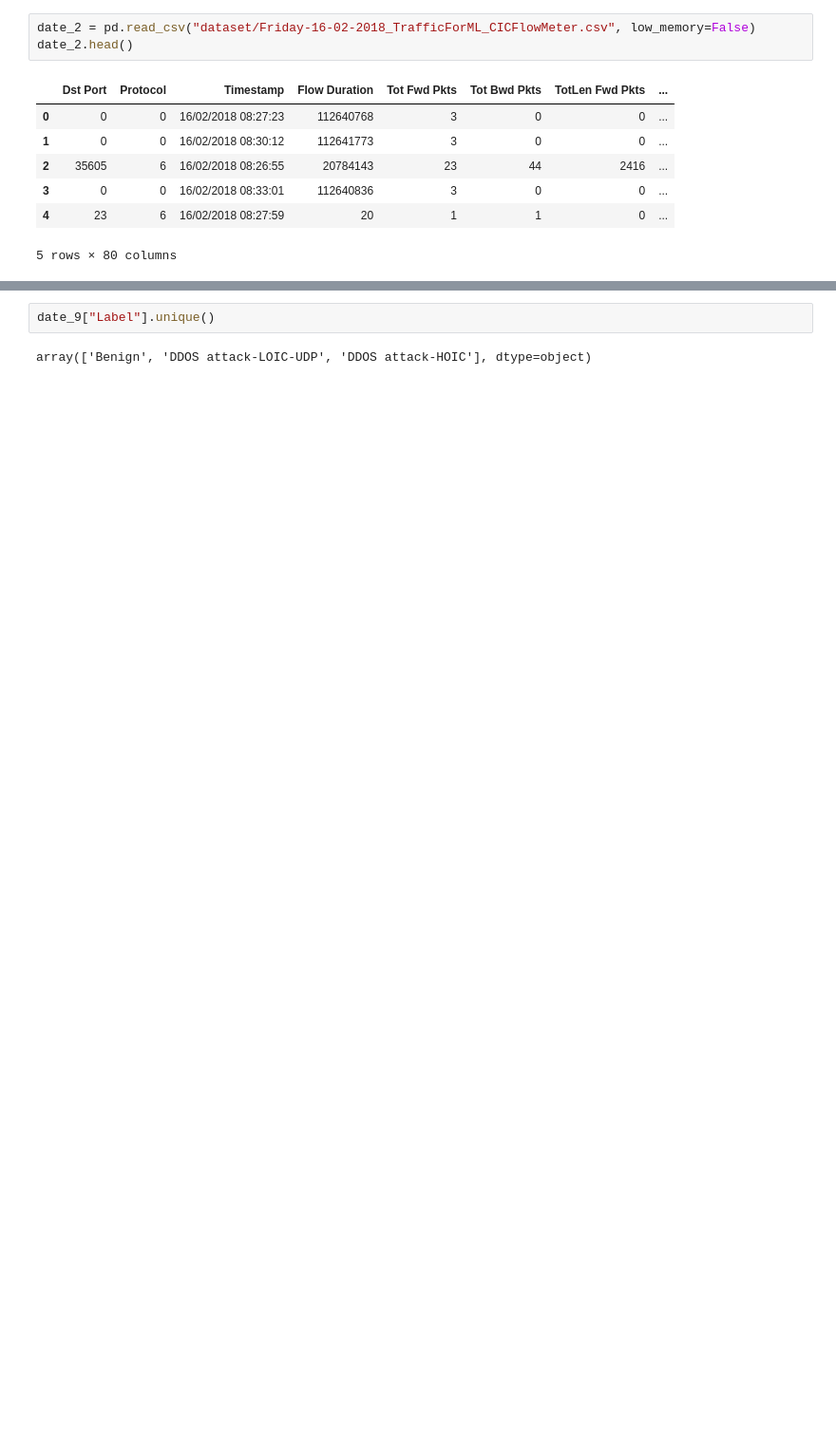
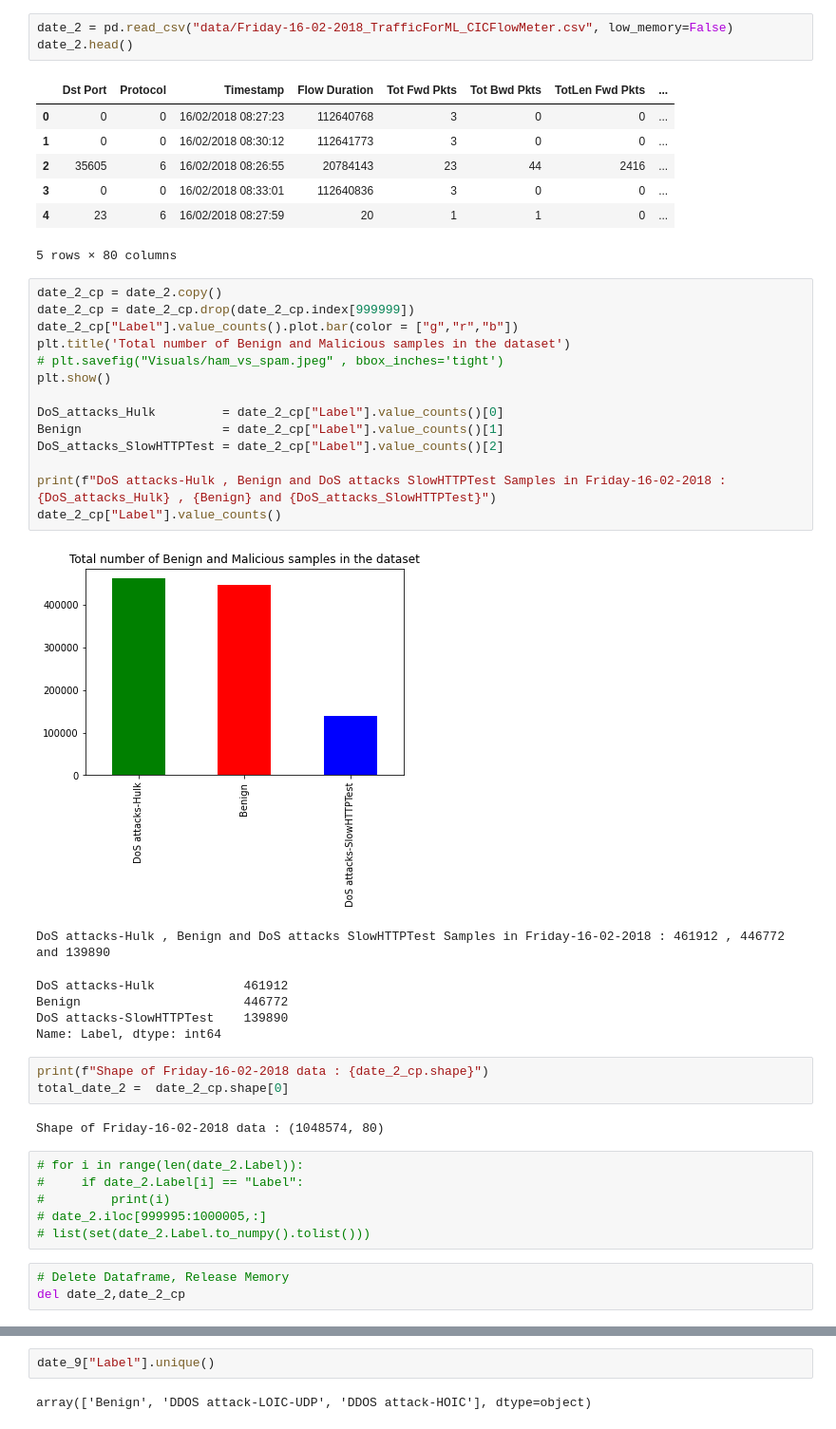
Before and after one commit to shahanHasan/Intrusion-Detection-System-Adversarial-Attacks-, a Jupyter notebook: IDS.ipynb, the cells around one changed output, grey strips where cells are left out. Shown: that part at 95% size. Drawn from its saved outputs; the diff is of its cells as text; blank space fills up the shorter version.

```diff
--- a/IDS.ipynb
+++ b/IDS.ipynb
@@ -15,5 +36,5 @@ date_1.head()
 # %%
-date_2 = pd.read_csv("dataset/Friday-16-02-2018_TrafficForML_CICFlowMeter.csv", low_memory=False)
+date_2 = pd.read_csv("data/Friday-16-02-2018_TrafficForML_CICFlowMeter.csv", low_memory=False)
 date_2.head()
 # %% [output]
 |  | Dst Port | Protocol | Timestamp | Flow Duration | Tot Fwd Pkts | Tot Bwd Pkts | TotLen Fwd Pkts | ... |
@@ -23,4 +44,39 @@ date_2.head()
 | 3 | 0 | 0 | 16/02/2018 08:33:01 | 112640836 | 3 | 0 | 0 | ... |
 | 4 | 23 | 6 | 16/02/2018 08:27:59 | 20 | 1 | 1 | 0 | ... |
 5 rows × 80 columns
+# %%
+date_2_cp = date_2.copy()
+date_2_cp = date_2_cp.drop(date_2_cp.index[999999])
+date_2_cp["Label"].value_counts().plot.bar(color = ["g","r","b"])
+plt.title('Total number of Benign and Malicious samples in the dataset')
+# plt.savefig("Visuals/ham_vs_spam.jpeg" , bbox_inches='tight')
+plt.show()
+
+DoS_attacks_Hulk         = date_2_cp["Label"].value_counts()[0]
+Benign                   = date_2_cp["Label"].value_counts()[1]
+DoS_attacks_SlowHTTPTest = date_2_cp["Label"].value_counts()[2]
+
+print(f"DoS attacks-Hulk , Benign and DoS attacks SlowHTTPTest Samples in Friday-16-02-2018 : {DoS_attacks_Hulk} , {Benign} and {DoS_attacks_SlowHTTPTest}")
+date_2_cp["Label"].value_counts()
+# %% [output]
+[figure, added]
+DoS attacks-Hulk , Benign and DoS attacks SlowHTTPTest Samples in Friday-16-02-2018 : 461912 , 446772 and 139890
+DoS attacks-Hulk            461912
+Benign                      446772
+DoS attacks-SlowHTTPTest    139890
+Name: Label, dtype: int64
+# %%
+print(f"Shape of Friday-16-02-2018 data : {date_2_cp.shape}")
+total_date_2 =  date_2_cp.shape[0]
+# %% [output]
+Shape of Friday-16-02-2018 data : (1048574, 80)
+# %%
+# for i in range(len(date_2.Label)):
+#     if date_2.Label[i] == "Label":
+#         print(i)
+# date_2.iloc[999995:1000005,:]
+# list(set(date_2.Label.to_numpy().tolist()))
+# %%
+# Delete Dataframe, Release Memory
+del date_2,date_2_cp
 # %%
```
Also changed, not shown: parts of 37 cells of this notebook, 2 other files.
